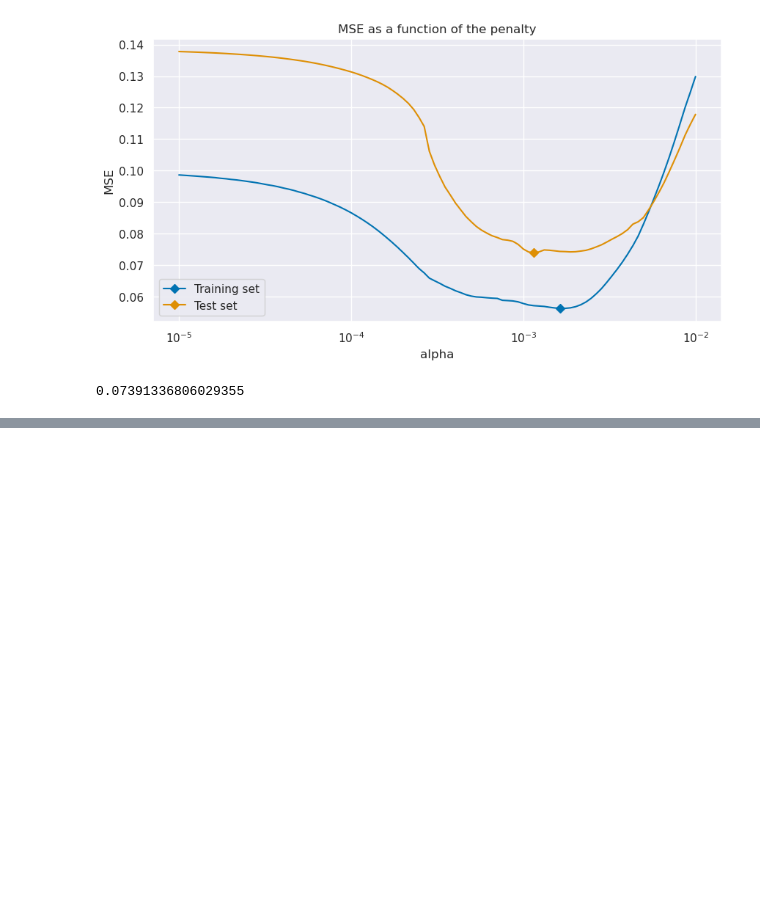
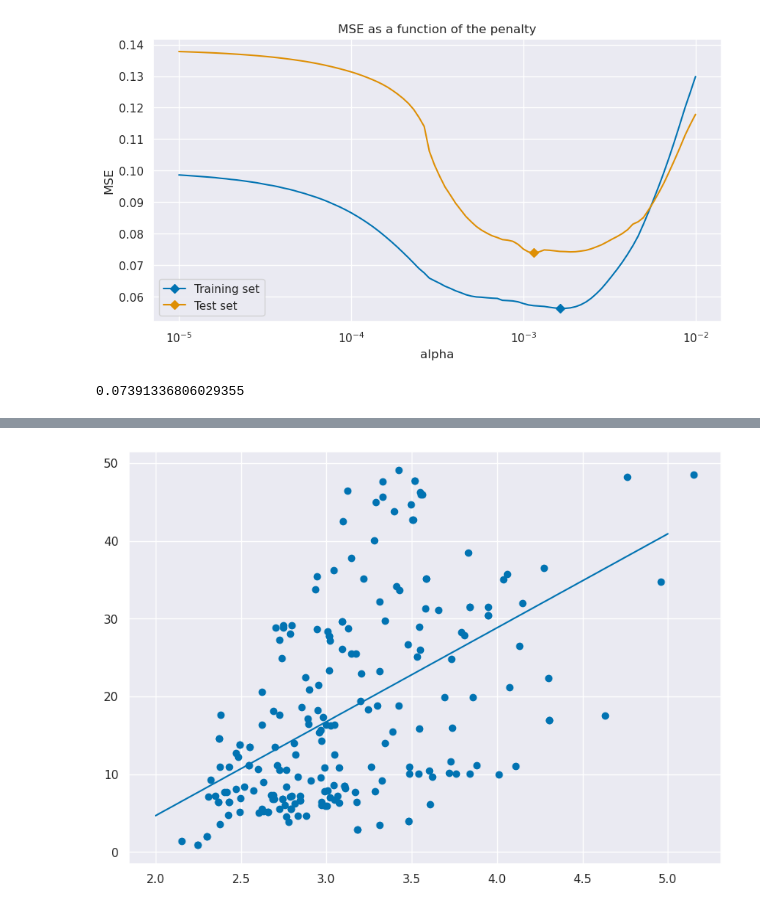
Before and after one commit to Dardare-Clement/SD-TSIA204, a Jupyter notebook: TP2/SD-TSIA204_lab2_dardare_clement.ipynb, the cells around one changed output, grey strips where cells are left out. Saved outputs shown, nothing was run; the diff lists cells and outputs as text; code cells hidden in the pictures; blank space fills up the shorter version.

```diff
--- a/TP2/SD-TSIA204_lab2_dardare_clement.ipynb
+++ b/TP2/SD-TSIA204_lab2_dardare_clement.ipynb
@@ -362,0 +387,22 @@ df_coef = pd.concat([df_coef, pd.DataFrame({'method': ["Lasso"], 'R2': [R2_Las]}
+# %%
+X40 = X.iloc[:,39]
+
+model = LinearRegression()
+model.fit(np.array(X40).reshape(-1,1), Y)
+coef = model.coef_
+intercept = model.intercept_
+
+X40 = X40.to_numpy()
+bb, ub = X40[0], X40[0]
+for x in X40:
+    if x < bb:
+        bb = x
+    elif x > ub:
+        bb = x
+
+plt.figure(figsize=(10,7))
+plt.scatter(X40, Y)
+plt.plot([2, 5], [2*coef+intercept, coef*5+intercept])
+plt.show()
+# %% [output]
+[figure, added]
```
Also changed, not shown: parts of 26 cells of this notebook.
